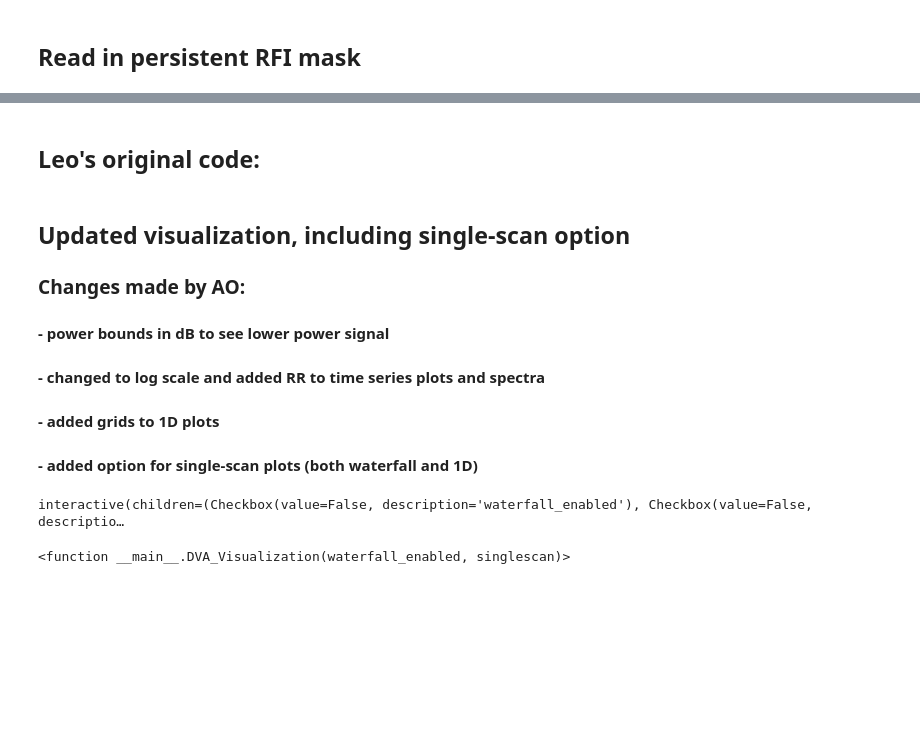
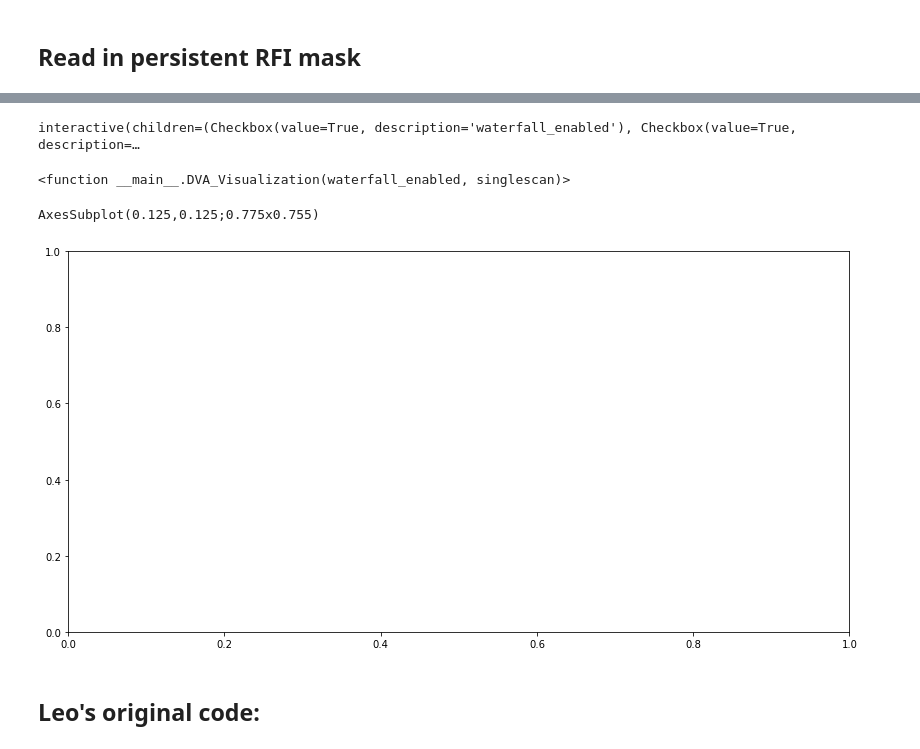
Before and after one commit to aordog/dva_pipeline, a Jupyter notebook: day_survey_visualization.ipynb, the cells around one changed output, grey strips where cells are left out. Drawn from its saved outputs; the diff is of its cells as text; code cells hidden in the pictures; blank space fills up the shorter version.

Commit message:
start adding mapping visualization

```diff
--- a/day_survey_visualization.ipynb
+++ b/day_survey_visualization.ipynb
@@ -185,3 +499,14 @@ with open('/srv/data/dva/RFIpersist_mask/RFIpersist_mask.txt') as fp:
+# %%
+interact(DVA_Visualization,waterfall_enabled = True, singlescan = True)
+# %% [output]
+interactive(children=(Checkbox(value=True, description='waterfall_enabled'), Checkbox(value=True, description=…
+<function __main__.DVA_Visualization(waterfall_enabled, singlescan)>
+# %%
+fig,ax2 = plt.subplots(1,1,figsize=(14,7))
+print(ax2)
+# %% [output]
+AxesSubplot(0.125,0.125;0.775x0.755)
+[figure, added]
 # %% [markdown]
 ## Leo's original code:
 # %%
@@ -264,10 +589,3 @@ def DVA_Visualization(waterfall_enabled):
 interact(DVA_Visualization, waterfall_enabled = True)
 
 #TODO: plot power in DB
-# %% [markdown]
-## Updated visualization, including single-scan option
-### Changes made by AO:
-#### - power bounds in dB to see lower power signal
-#### - changed to log scale and added RR to time series plots and spectra
-#### - added grids to 1D plots
-#### - added option for single-scan plots (both waterfall and 1D)
@@ -478,5 +591,0 @@ def DVA_Visualization(waterfall_enabled,singlescan):
-# %%
-interact(DVA_Visualization, waterfall_enabled = False, singlescan = False)
-# %% [output]
-interactive(children=(Checkbox(value=False, description='waterfall_enabled'), Checkbox(value=False, descriptio…
-<function __main__.DVA_Visualization(waterfall_enabled, singlescan)>
```
Also changed, not shown: parts of 10 cells of this notebook.
